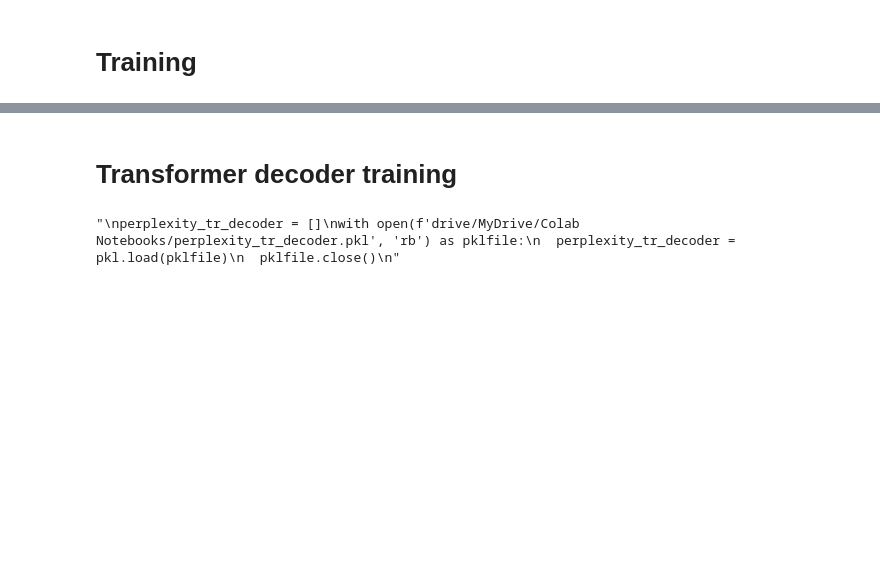
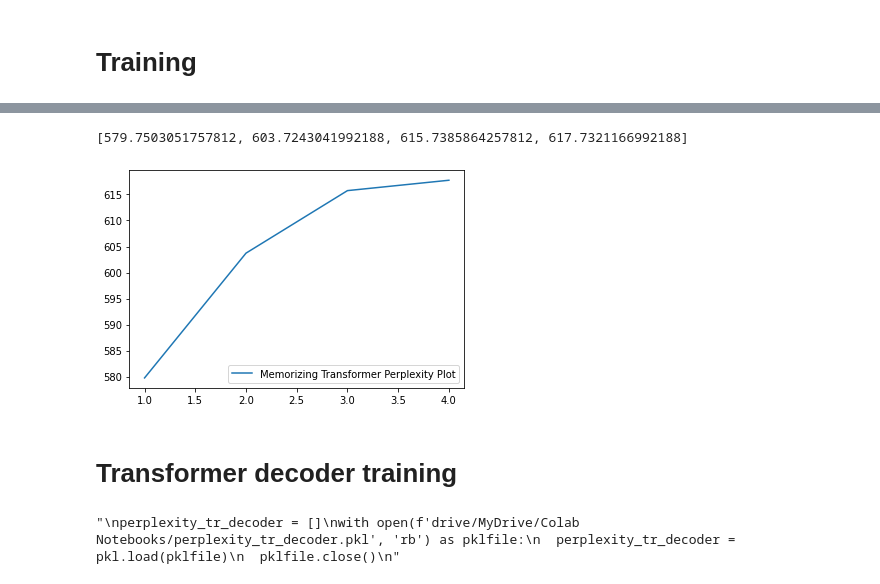
Before and after one commit to whoami-Lory271/NN-project-memorizing-transformers, a Jupyter notebook: NN_project_Antonelli_DeSantis.ipynb, the cells around one changed output, grey strips where cells are left out. Saved outputs shown, nothing was run; the diff lists cells and outputs as text; code cells hidden in the pictures; blank space fills up the shorter version.

```diff
--- a/NN_project_Antonelli_DeSantis.ipynb
+++ b/NN_project_Antonelli_DeSantis.ipynb
@@ -538,17 +547,15 @@ class KNNAttention(nn.Module):
 # %%
 class PositionalEncoding(nn.Module):
-  def __init__(self, d_model, max_len=5000):
+  def __init__(self, d, max_len = 5000):
     super(PositionalEncoding, self).__init__()
 
-    # Compute the positional encodings once in log space.
-    pe = torch.zeros(max_len, d_model)
+    pe = torch.zeros(max_len, d)
     position = torch.arange(0, max_len).unsqueeze(1)
-    div_term = torch.exp(torch.arange(0, d_model, 2) *
-                          -(math.log(10000.0) / d_model))
+    div_term = torch.exp(torch.arange(0, d, 2) * -(math.log(10000.0) / d))
     pe[:, 0::2] = torch.sin(position * div_term)
     pe[:, 1::2] = torch.cos(position * div_term)
     pe = pe.unsqueeze(0)
     self.register_buffer('pe', pe)
 
   def forward(self, x):
-    return x + Variable(self.pe[:, :x.size(1)], requires_grad=False)
+    return x + Variable(self.pe[:, :x.size(1)], requires_grad = False)
@@ -570,10 +579,10 @@ class TransformerBlock(nn.Module):
                             nn.Linear(hidden_size, d, bias = True))
   def forward(self, x, mask, knn_memory = None):
     if knn_memory is None:
-      x = self.attention(x, mask)
+      x = x + self.attention(x, mask)
     else:
-      x = self.attention(x, mask, knn_memory)
-    x = self.dropout1(x + self.norm1(x))
+      x = x + self.attention(x, mask, knn_memory)
+    x = self.dropout1(self.norm1(x))
     x = x + self.ff(x)
     x = self.dropout2(self.norm2(x))
     return x
@@ -701,7 +712,7 @@ test_loader_ = DataLoader(test_ds, batch_size = BATCH_SIZE, shuffle = False, dro
 
 optimizer = torch.optim.Adam(model.parameters(), lr = LEARNING_RATE)
 loss = nn.CrossEntropyLoss()
-epochs = 5
+epochs = 3
 # training
 
 perplexity_list = []
@@ -983,7 +993,13 @@ with open(f'drive/MyDrive/Colab Notebooks/perplexity_memorizing_tr.pkl', 'rb') a
+# %%
+perplexity_list
+# %% [output]
+[579.7503051757812, 603.7243041992188, 615.7385864257812, 617.7321166992188]
 # %%
-plt.plot(perplexity_list, label = "Memorizing Transformer Perplexity Plot")
+plt.plot(np.arange(epochs + 1)[1:], perplexity_list, label = "Memorizing Transformer Perplexity Plot")
 plt.legend()
 plt.show()
+# %% [output]
+[figure, added]
 # %% [markdown]
 # Transformer decoder training
 # %%
```
Also changed, not shown: parts of 14 cells of this notebook.
